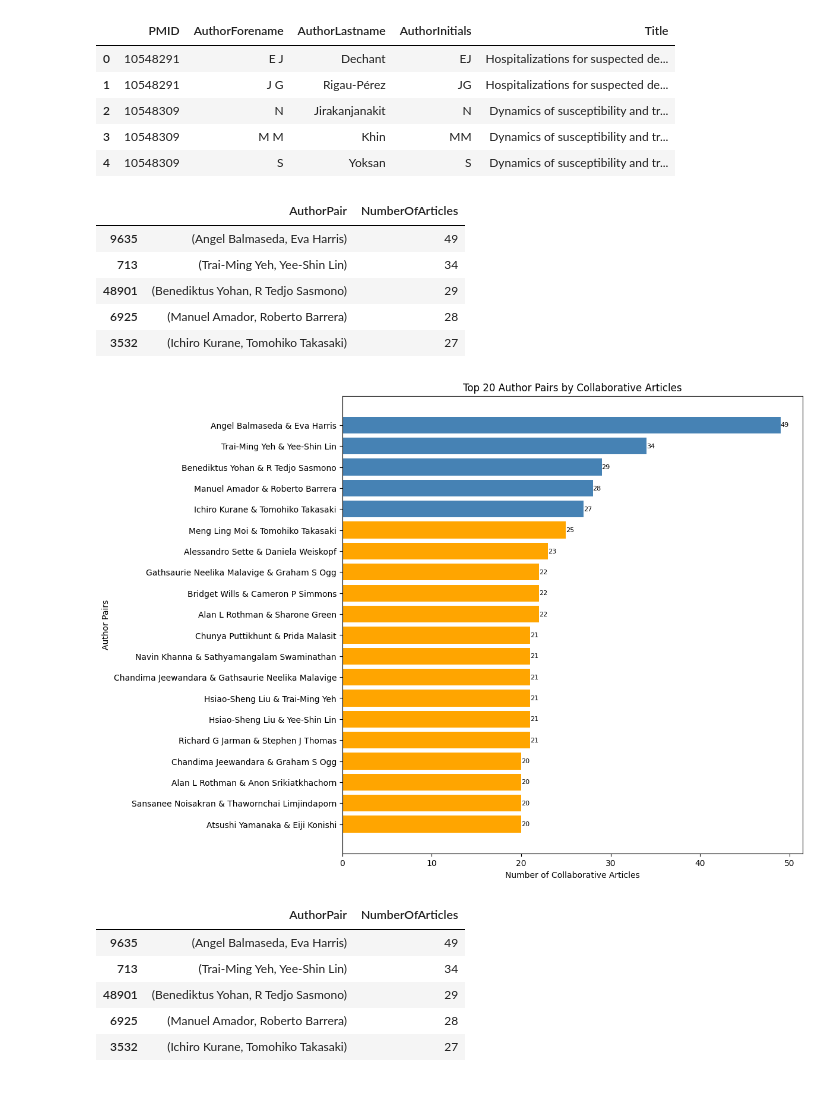
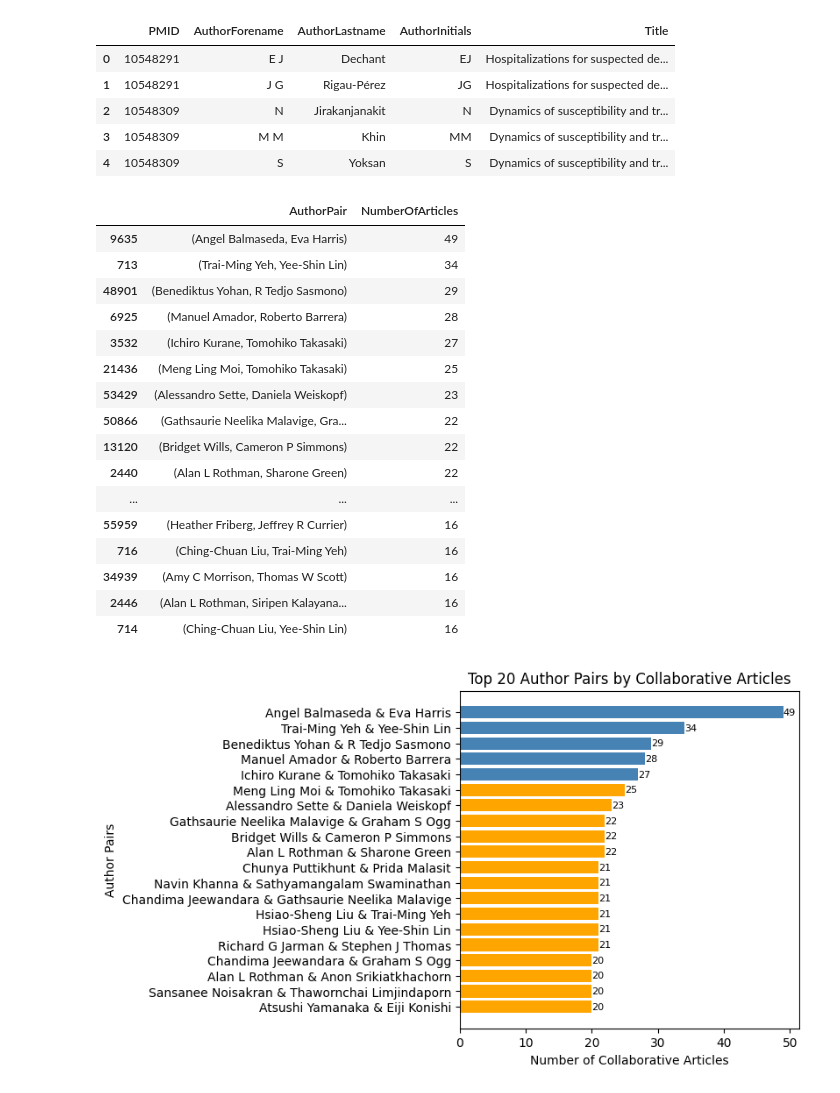
Before and after one commit to gnc506/Skills_Assessment, a Jupyter notebook: Skill_Assessment_2_Tabassum.ipynb, the cells around one changed output. Drawn from its saved outputs; the diff is of its cells as text; code cells hidden in the pictures.

```diff
--- a/Skill_Assessment_2_Tabassum.ipynb
+++ b/Skill_Assessment_2_Tabassum.ipynb
@@ -409,11 +380,6 @@ top_30_researchers
 # %%
 
-# Creating a subgraph with these top 20 researchers
-top_30_researchers_subgraph = nx.Graph()
-for authors in pmid_authors_map.values():
-     for author_pair in combinations(authors, 2):
-          if author_pair[0] in top_20_researchers_list and author_pair[1] in top_30_researchers_list:
-              top_30_researchers_subgraph.add_edge(*author_pair)
+
 
 # Creating a network graph for the top collaborations
 G = nx.Graph()
@@ -422,11 +388,21 @@ node_sizes = [researcher_collaboration_count[researcher]*5 for researcher in top
 
 # Positioning the graph using spring layout for better visibility
 pos = nx.spring_layout(G, k=0.5, iterations=1)
-
+'''
 # Visualizing the top 20 researchers' collaboration subgraph with node sizes
 plt.figure(figsize=(12, 12))
 nx.draw(top_30_researchers_subgraph, with_labels=True, node_size=node_sizes, font_size=10, node_color="lightblue", width=[(G[u][v]['weight']/50) for u, v in G.edges()], edge_color="gray")
 plt.title("Collaboration Network of Top 30 Researchers")
 plt.savefig("top20.png")
+plt.show()'''
+# Identifying the top 10 researchers
+top_10_researchers = sorted(researcher_collaboration_count.items(), key=lambda x: x[1], reverse=True)[:10]
+top_10_researchers_list = [item[0] for item in top_10_researchers]
+
+# Visualizing the collaboration network of the top 10 researchers with thicker lines for their collaborations
+plt.figure(figsize=(15, 15))
+nx.draw(top_30_researchers_subgraph, with_labels=True, node_size=node_sizes, font_size=10, node_color="lightblue", width=[3 if (u in top_10_researchers_list and v in top_10_researchers_list) else 1 for u, v in top_30_researchers_subgraph.edges()], edge_color="gray")
+plt.title("Collaboration Network of Top 10 Researchers with Thicker Lines for Top 10 Collaborations")
+plt.savefig("top3010.png")
 plt.show()
 # %% [output]
@@ -506,22 +457,0 @@ top_50_researchers
-# %%
-# Creating a subgraph with these top 50 researchers
-top_50_researchers_subgraph = nx.Graph()
-for authors in pmid_authors_map.values():
-     for author_pair in combinations(authors, 2):
-          if author_pair[0] in top_50_researchers_list and author_pair[1] in top_50_researchers_list:
-              top_50_researchers_subgraph.add_edge(*author_pair)
-
-# Creating a network graph for the top collaborations
-G = nx.Graph()
-# Preparing node sizes based on the number of collaborations
-node_sizes = [researcher_collaboration_count[researcher] for researcher in top_50_researchers_subgraph.nodes]
-
-# Positioning the graph using spring layout for better visibility
-pos = nx.spring_layout(G, k=0.5, iterations=1)
-
-# Visualizing the top 20 researchers' collaboration subgraph with node sizes
-plt.figure(figsize=(12, 12))
-nx.draw(top_50_researchers_subgraph, with_labels=True, node_size=node_sizes, font_size=10, node_color="lightblue", width=[(G[u][v]['weight']/50) for u, v in G.edges()], edge_color="gray")
-plt.title("Collaboration Network of Top 50 Researchers")
-plt.savefig("top50.png")
-plt.show()
@@ -622,7 +552,9 @@ author_pairs_df = pd.DataFrame(list(author_pairs.items()), columns=['AuthorPair'
 author_pairs_df = author_pairs_df.sort_values(by='NumberOfArticles', ascending=False)
 
 # Displaying the first few rows of the new table
-author_pairs_df.head()
+#top_5 = author_pairs_df.head()
+top = author_pairs_df.head(50)
+top
 # %% [output]
 |  | AuthorPair | NumberOfArticles |
 | 9635 | (Angel Balmaseda, Eva Harris) | 49 |
@@ -630,46 +562,45 @@ author_pairs_df.head()
 | 48901 | (Benediktus Yohan, R Tedjo Sasmono) | 29 |
 | 6925 | (Manuel Amador, Roberto Barrera) | 28 |
 | 3532 | (Ichiro Kurane, Tomohiko Takasaki) | 27 |
+| 21436 | (Meng Ling Moi, Tomohiko Takasaki) | 25 |
+| 53429 | (Alessandro Sette, Daniela Weiskopf) | 23 |
+| 50866 | (Gathsaurie Neelika Malavige, Gra... | 22 |
+| 13120 | (Bridget Wills, Cameron P Simmons) | 22 |
+| 2440 | (Alan L Rothman, Sharone Green) | 22 |
+| ... | ... | ... |
+| 55959 | (Heather Friberg, Jeffrey R Currier) | 16 |
+| 716 | (Ching-Chuan Liu, Trai-Ming Yeh) | 16 |
+| 34939 | (Amy C Morrison, Thomas W Scott) | 16 |
+| 2446 | (Alan L Rothman, Siripen Kalayana... | 16 |
+| 714 | (Ching-Chuan Liu, Yee-Shin Lin) | 16 |
 # %%
 # Preparing data for the bar plot
 # Selecting the top 20 author pairs for a clearer visualization
 top_20_author_pairs = author_pairs_df.head(20)
 pair_names = [" & ".join(pair) for pair in top_20_author_pairs['AuthorPair']]
 collaboration_counts = top_20_author_pairs['NumberOfArticles']
 
 # Improved visualization with enhanced readability and distinct coloring for top collaborations
 
 # Selecting a color scheme
 colors = ['steelblue' if i < 5 else 'orange' for i in range(len(collaboration_counts))]
 
 
 # Plotting a bar plot for the top 10 author pairs
-plt.figure(figsize=(10, 10))
+plt.figure(figsize=(5, 5))
 bars = plt.barh(pair_names, collaboration_counts, color=colors)
 plt.xlabel('Number of Collaborative Articles')
 plt.ylabel('Author Pairs')
 plt.title('Top 20 Author Pairs by Collaborative Articles')
 plt.gca().invert_yaxis()  # Invert y-axis to have the highest count on top
 
 
 # Adding data labels
 for bar in bars:
     plt.text(bar.get_width(), bar.get_y() + bar.get_height()/2,
              f'{int(bar.get_width())}',
              va='center', ha='left', color='black', fontsize=8)
     plt.savefig('collaboration.png')
-
-
 plt.show()
 # %% [output]
-[figure, old version]
+[figure, new version]
-# %%
-top_5_author_pairs = author_pairs_df.head(5)
-top_5_author_pairs
-# %% [output]
-|  | AuthorPair | NumberOfArticles |
-| 9635 | (Angel Balmaseda, Eva Harris) | 49 |
-| 713 | (Trai-Ming Yeh, Yee-Shin Lin) | 34 |
-| 48901 | (Benediktus Yohan, R Tedjo Sasmono) | 29 |
-| 6925 | (Manuel Amador, Roberto Barrera) | 28 |
-| 3532 | (Ichiro Kurane, Tomohiko Takasaki) | 27 |
```
Also changed, not shown: parts of 35 cells of this notebook.
